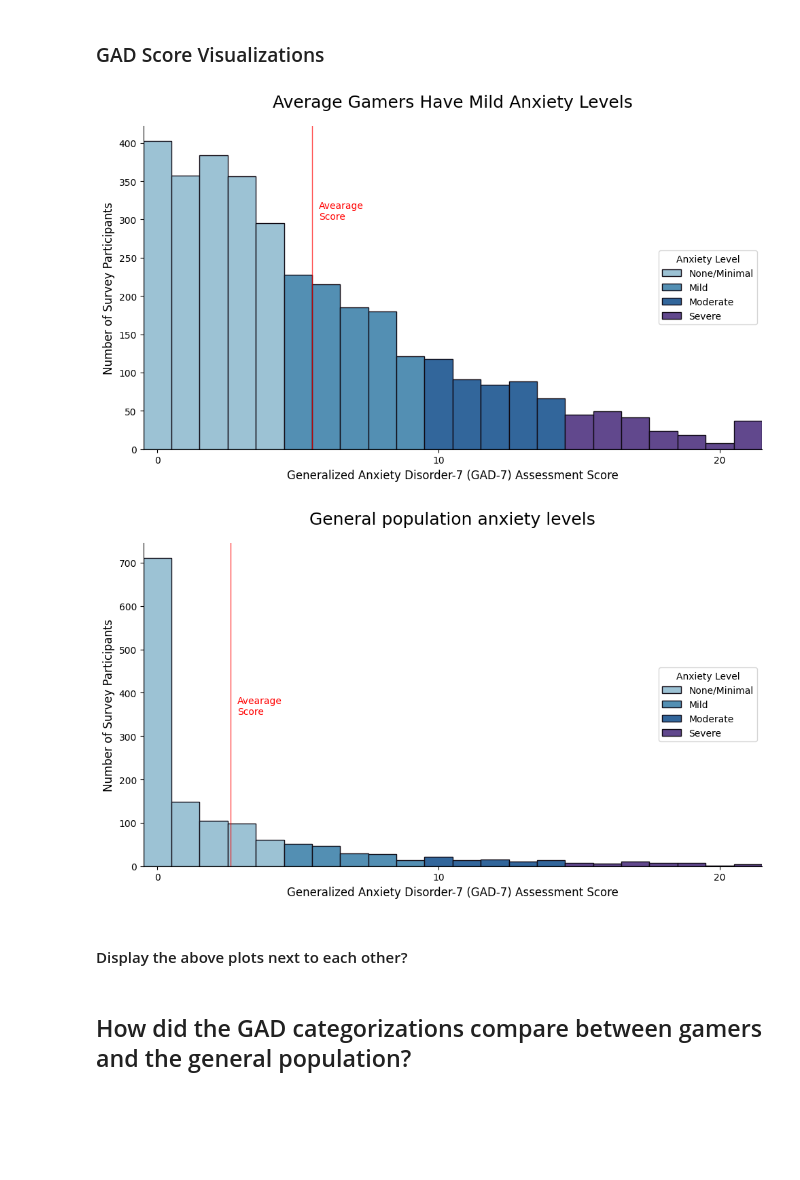
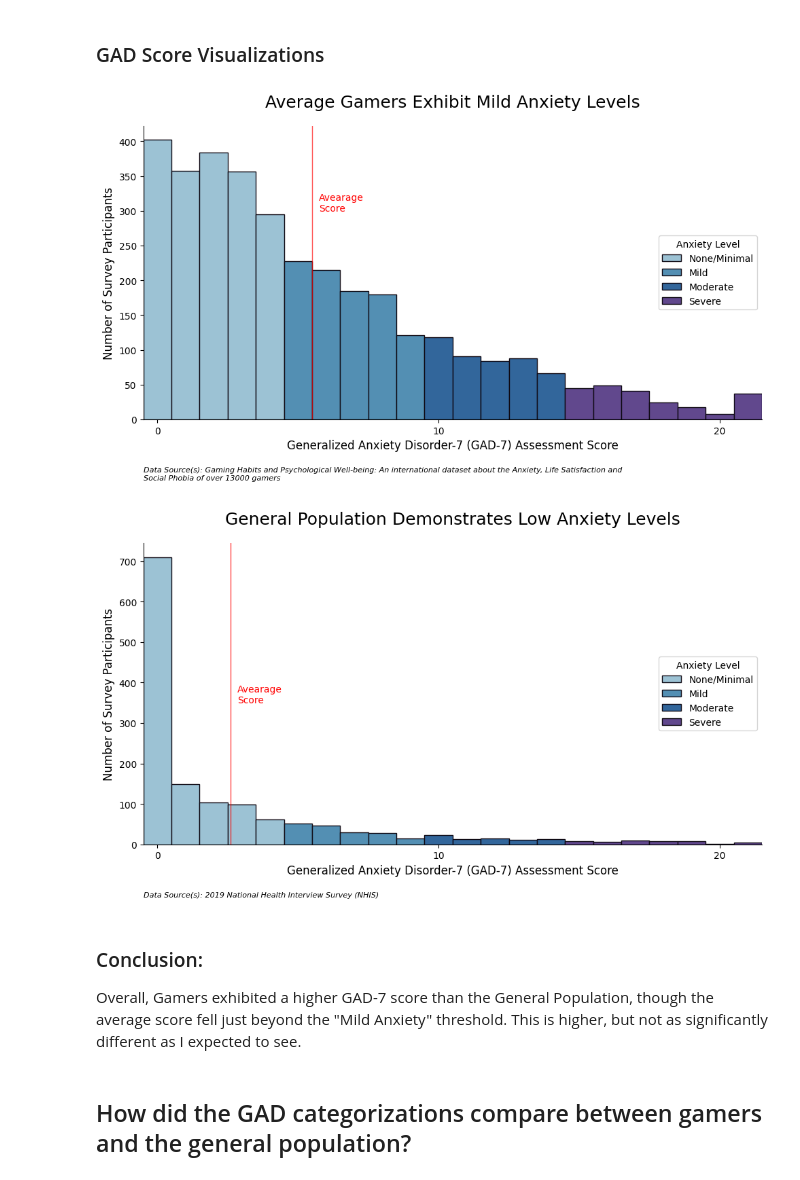
Before and after one commit to amallred/gaming-mental-health-analysis, a Jupyter notebook: notebooks/final_analysis.ipynb, the cells around one changed output. Cells and saved outputs as stored; diff of their text form; code cells hidden in the pictures; blank space fills up the shorter version.

```diff
--- a/notebooks/final_analysis.ipynb
+++ b/notebooks/final_analysis.ipynb
@@ -106,13 +106,23 @@ all_GAD_scores_result
 # %% [markdown]
 ### Countplot Function
 # %%
-# ===============================
-# ADD LABELS WITH NAME OF STUDY!
-# ===============================
+def remove_top_right_borders(ax):
+    ax.spines["top"].set_visible(False)
+    ax.spines["right"].set_visible(False)
 
+def annotate_plot (data_source_name, x_coord, y_coord):
+        plt.annotate(
+        f'Data Source(s): {data_source_name}',
+        (x_coord,0),
+        (0,y_coord),
+        fontsize=8,
+        xycoords='axes fraction',
+        textcoords='offset points',
+        va='top',
+        fontstyle='italic'
+        )
 
-
-def display_GAD_countplot(dataframe, label_y_align, plot_title):
+def display_GAD_countplot(dataframe, avg_label_y_align, plot_title, data_source_name, x_coord, y_coord, file_name):
 
     average_GAD = dataframe['GAD_total'].mean().round(1)
 
@@ -138,9 +148,7 @@ def display_GAD_countplot(dataframe, label_y_align, plot_title):
         edgecolor=colors_ld[-1]
     )
 
-    # Remove extra lines
-    ax.spines['top'].set_visible(False)
-    ax.spines['right'].set_visible(False)
+    remove_top_right_borders(ax)
 
     # Add average line
     ax.axvline(
@@ -152,11 +160,14 @@ def display_GAD_countplot(dataframe, label_y_align, plot_title):
 
     ax.text(
         average_GAD+0.25,
-        label_y_align,
+        avg_label_y_align,
         f"Avearage\nScore",
         color="red",
         fontsize=10
     )
+
+    # Cite sources
+    annotate_plot(data_source_name, x_coord, y_coord)
 
     # Customize xticks
     plt.xticks([0, 10, 20], [0, 10, 20])
@@ -173,21 +184,26 @@ def display_GAD_countplot(dataframe, label_y_align, plot_title):
 
     plt.tight_layout()
 
+    # Save figure as image
+    plt.savefig(f'../plots/{file_name}.png')
+
     plt.show()
 
 # References:
 #   1- https://stackoverflow.com/questions/59695334/custom-color-palette-in-seaborn
 #   2- I got very close, but needed help understanding how 'hue', 'dodge', and 'gap'worked: ChatGPT helped
 #   3- https://www.geeksforgeeks.org/python/how-to-adjust-number-of-ticks-in-seaborn-plots/
+#   4- https://stackoverflow.com/questions/41046214/cite-a-data-source-in-matplotlib
 # %% [markdown]
 ### GAD Score Visualizations
+# %%
+source_GAD_title_countplot = 'Gaming Habits and Psychological Well-being: An international dataset about the Anxiety, Life Satisfaction and\nSocial Phobia of over 13000 gamers'
+source_NHIS_title_countplot = '2019 National Health Interview Survey (NHIS)'
 # %%
-display_GAD_countplot(gamer_GAD_scores_result, 300, 'Average Gamers Have Mild Anxiety Levels')
+display_GAD_countplot(gamer_GAD_scores_result, 300, 'Average Gamers Exhibit Mild Anxiety Levels', source_GAD_title_countplot, 0, -50, 'gamer_gad_countplot')
 # %% [output]
-[figure, old version]
+[figure, new version]
 # %%
-display_GAD_countplot(nhis_GAD_scores_result, 350, 'General population anxiety levels')
+display_GAD_countplot(nhis_GAD_scores_result, 350, 'General Population Demonstrates Low Anxiety Levels', source_NHIS_title_countplot, 0, -50, 'nhis_gad_countplot')
 # %% [output]
-[figure, old version]
+[figure, new version]
-# %% [markdown]
-#### Display the above plots next to each other?
@@ -206,3 +210,6 @@ display_GAD_countplot(nhis_GAD_scores_result, 350, 'General population anxiety l
+# %% [markdown]
+### Conclusion:
+Overall, Gamers exhibited a higher GAD-7 score than the General Population, though the average score fell just beyond the "Mild Anxiety" threshold. This is higher, but not as significantly different as I expected to see.
 # %% [markdown]
 ## How did the GAD categorizations compare between gamers and the general population?
 # %% [markdown]
```
Also changed, not shown: parts of 15 cells of this notebook, 13 other files.
